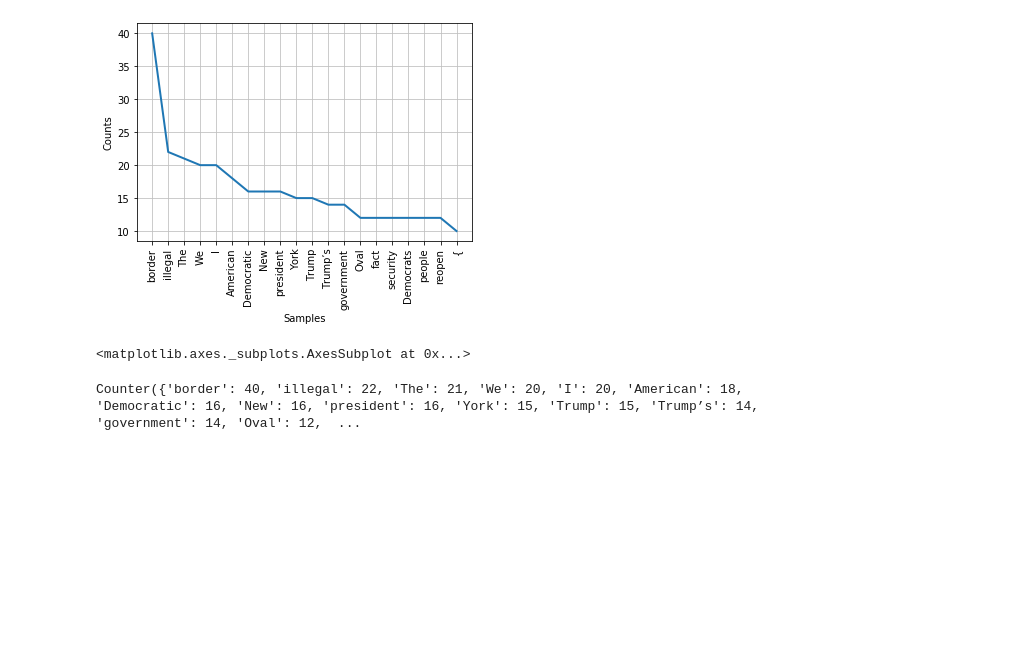
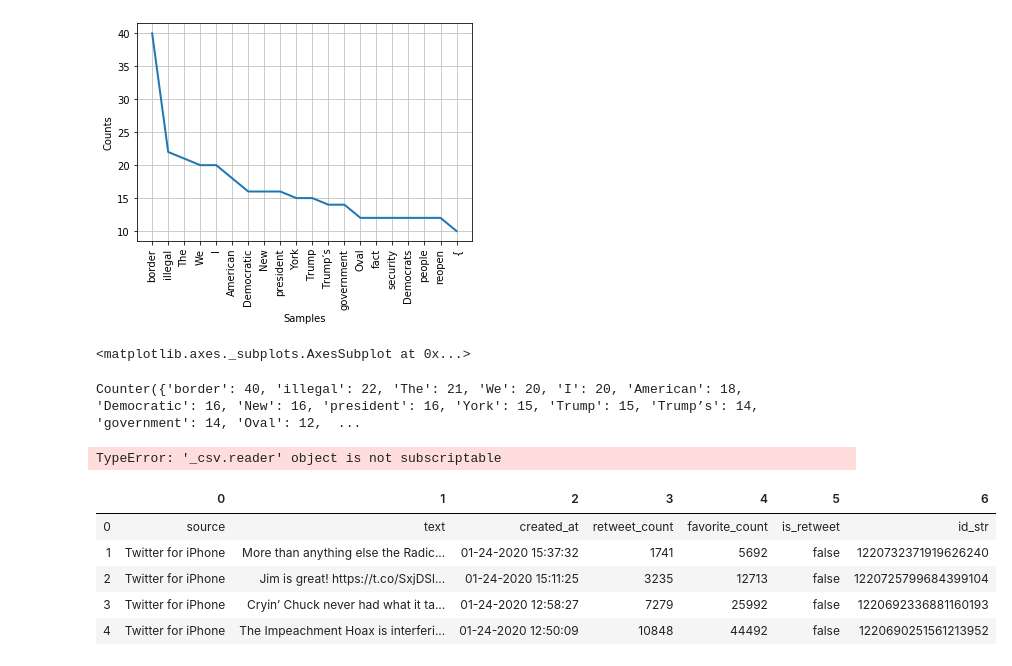
Before and after one commit to liben37UC/The_Mandalorians, a Jupyter notebook: Natural_Language_Processing.ipynb, the cells around one changed output. Cells and saved outputs as stored; diff of their text form; code cells hidden in the pictures; blank space fills up the shorter version.

```diff
--- a/Natural_Language_Processing.ipynb
+++ b/Natural_Language_Processing.ipynb
@@ -44,0 +49,4 @@ Counter({'border': 40, 'illegal': 22, 'The': 21, 'We': 20, 'I': 20, 'American':
+# %%
+print(readCSV[1])
+# %% [output]
+TypeError: '_csv.reader' object is not subscriptable
@@ -44,0 +56,9 @@ Counter({'border': 40, 'illegal': 22, 'The': 21, 'We': 20, 'I': 20, 'American':
+# %%
+df.head()
+# %% [output]
+|  | 0 | 1 | 2 | 3 | 4 | 5 | 6 |
+| 0 | source | text | created_at | retweet_count | favorite_count | is_retweet | id_str |
+| 1 | Twitter for iPhone | More than anything else the Radic... | 01-24-2020 15:37:32 | 1741 | 5692 | false | 1220732371919626240 |
+| 2 | Twitter for iPhone | Jim is great! https://t.co/SxjDSl... | 01-24-2020 15:11:25 | 3235 | 12713 | false | 1220725799684399104 |
+| 3 | Twitter for iPhone | Cryin’ Chuck never had what it ta... | 01-24-2020 12:58:27 | 7279 | 25992 | false | 1220692336881160193 |
+| 4 | Twitter for iPhone | The Impeachment Hoax is interferi... | 01-24-2020 12:50:09 | 10848 | 44492 | false | 1220690251561213952 |
```
Also changed, not shown: parts of 8 cells of this notebook.
